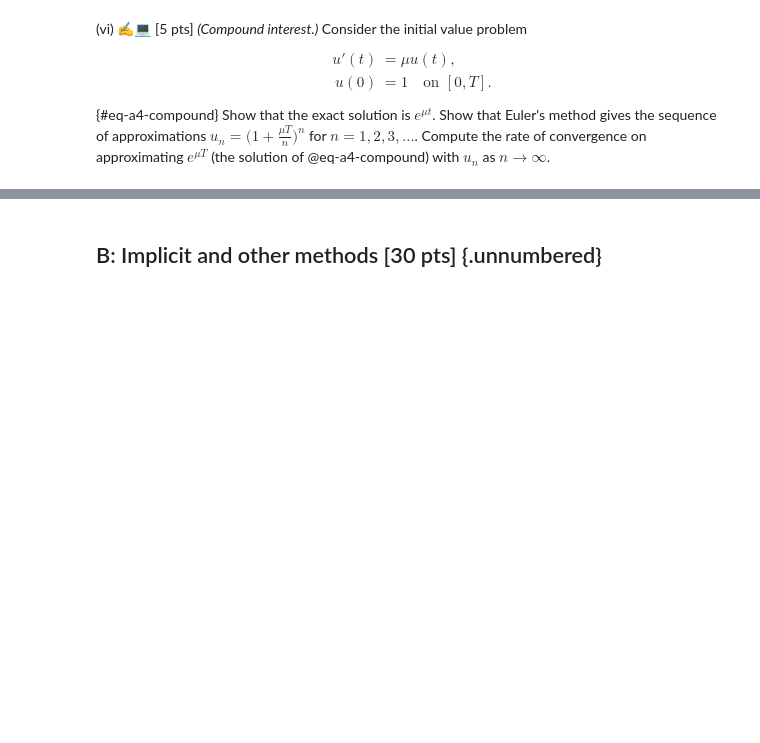
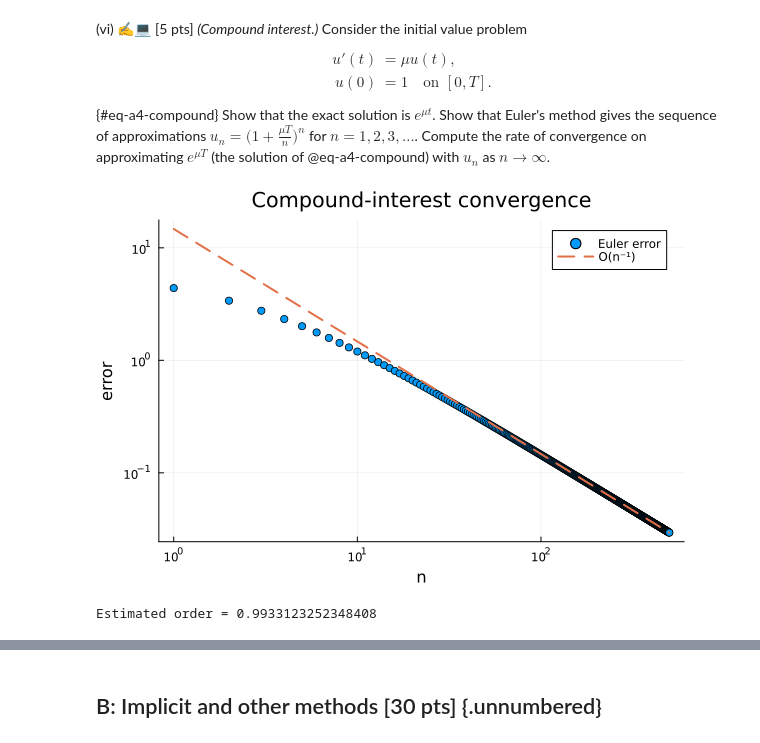
Before and after one commit to samayouy/Assignment4, a Jupyter notebook: A04.ipynb, the cells around one changed output, grey strips where cells are left out. Drawn from its saved outputs; the diff is of its cells as text; code cells hidden in the pictures; blank space fills up the shorter version.

```diff
--- a/A04.ipynb
+++ b/A04.ipynb
@@ -288,6 +590,53 @@ $$ {#eq-a4-compound}
 Show that the exact solution is $e^{\mu t}$. Show that Euler's method gives the sequence of approximations $u_n = \big( 1 + \frac{\mu T}{n} \big)^n$ for $n=1,2,3,\dots$. Compute the rate of convergence on approximating $e^{\mu T}$ (the solution of @eq-a4-compound) with $u_n$ as $n\to\infty$.
 # %%
 # your code here
+μ = 1.0
+T_compound = 2.0
+
+N = 500
+ns = collect(1:N)
+
+# Euler approximation at final time T
+u_euler = (1 .+ μ * T_compound ./ ns) .^ ns
+
+# Exact value at final time T
+u_final_exact = exp(μ * T_compound)
+
+compound_errs = abs.(u_euler .- u_final_exact)
+
+# Reference line C/n
+C = compound_errs[end] * N
+
+p_compound = scatter(
+    ns,
+    compound_errs,
+    xscale = :log10,
+    yscale = :log10,
+    xlabel = "n",
+    ylabel = "error",
+    label = "Euler error",
+    title = "Compound-interest convergence"
+)
+
+plot!(
+    p_compound,
+    ns,
+    C ./ ns,
+    linestyle = :dash,
+    lw = 2,
+    label = "O(n⁻¹)"
+)
+
+display(p_compound)
+
+order_estimate =
+    log(compound_errs[250] / compound_errs[500]) /
+    log(500 / 250)
+
+println("Estimated order = ", order_estimate)
+# %% [output]
+[figure, added]
+Estimated order = 0.9933123252348408
 # %% [markdown]
 <div class='alert alert-block alert-success'><b>Answer.</b>
 
```
Also changed, not shown: parts of 10 cells of this notebook.
